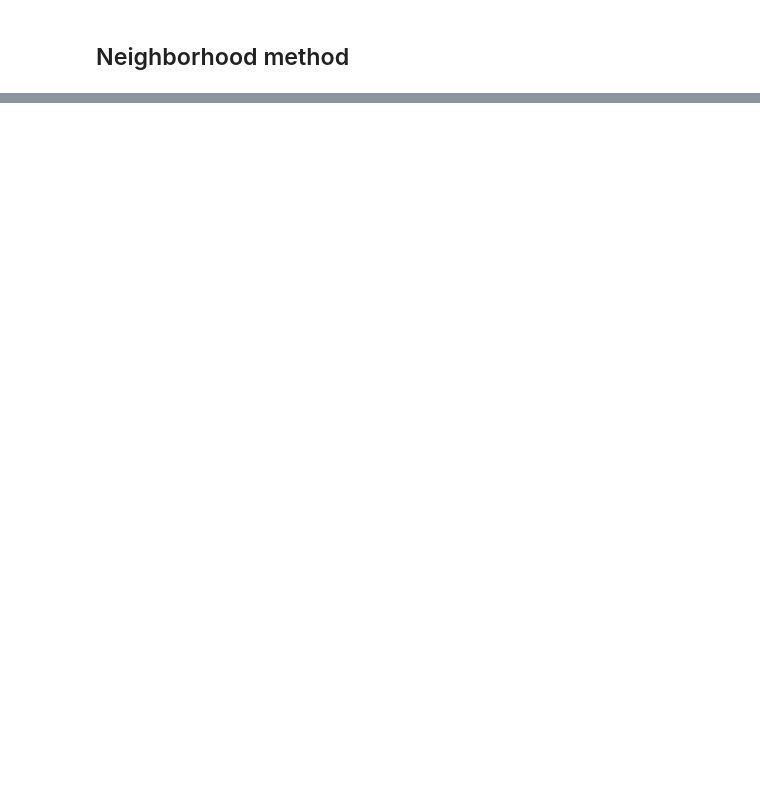
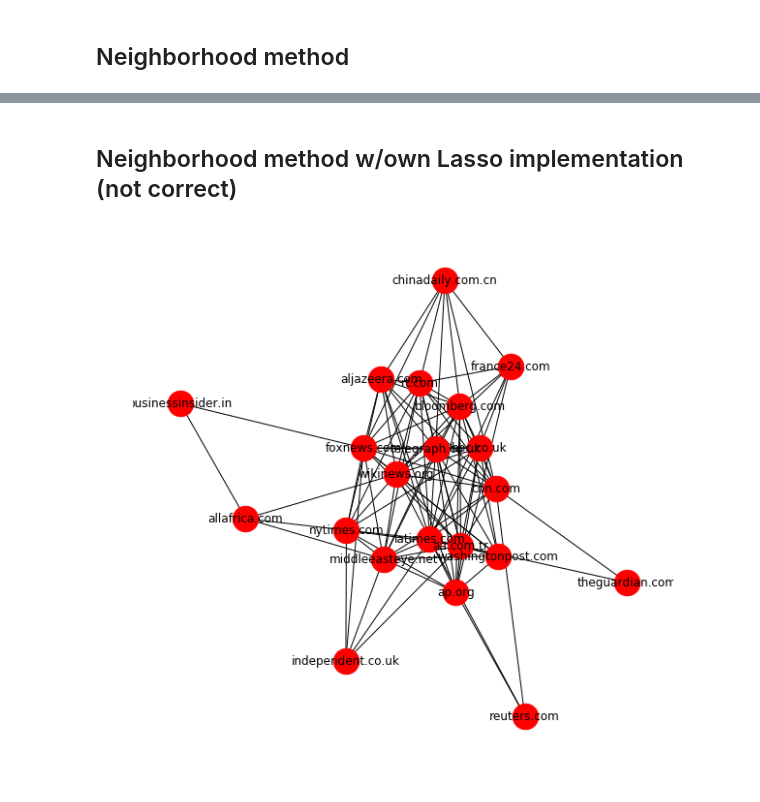
Before and after one commit to MickJermsurawong/EE227-graphical-lasso, a Jupyter notebook: Sentiment.ipynb, the cells around one changed output, grey strips where cells are left out. Saved outputs shown, nothing was run; the diff lists cells and outputs as text; code cells hidden in the pictures; blank space fills up the shorter version.

Commit message:
own implementation of Lasso solver

```diff
--- a/Sentiment.ipynb
+++ b/Sentiment.ipynb
@@ -295,0 +295,2 @@ plot_network(g, sources)
+# %% [markdown]
+## Neighborhood method w/own Lasso implementation (not correct)
@@ -295,0 +299,7 @@ plot_network(g, sources)
+# %%
+n_sel = NGraphSelection(Lasso1)
+g = n_sel.fit(A_std, 0.10, 'AND')
+# %%
+plot_network(g, sources)
+# %% [output]
+[figure, added]
```
Also changed, not shown: parts of 11 cells of this notebook, 1 other file.
